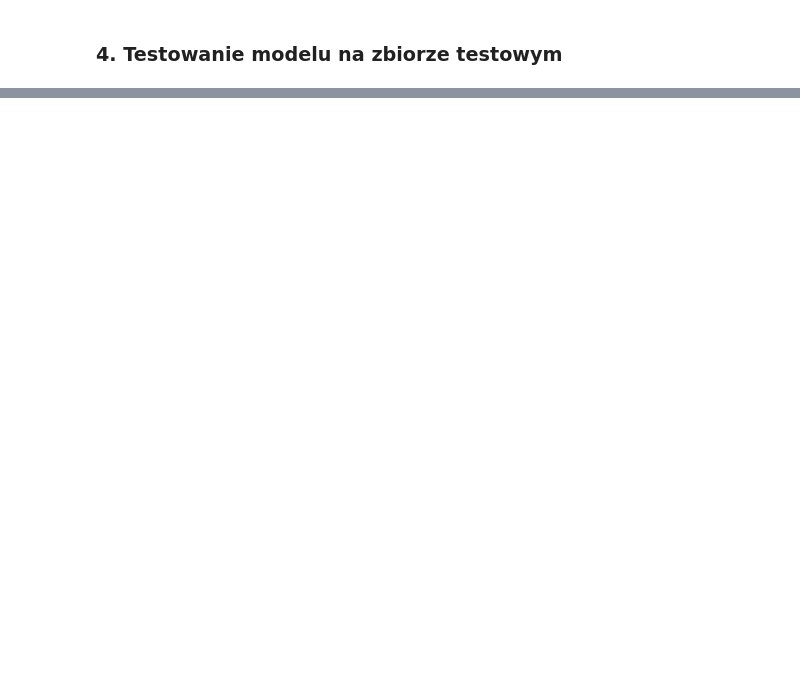
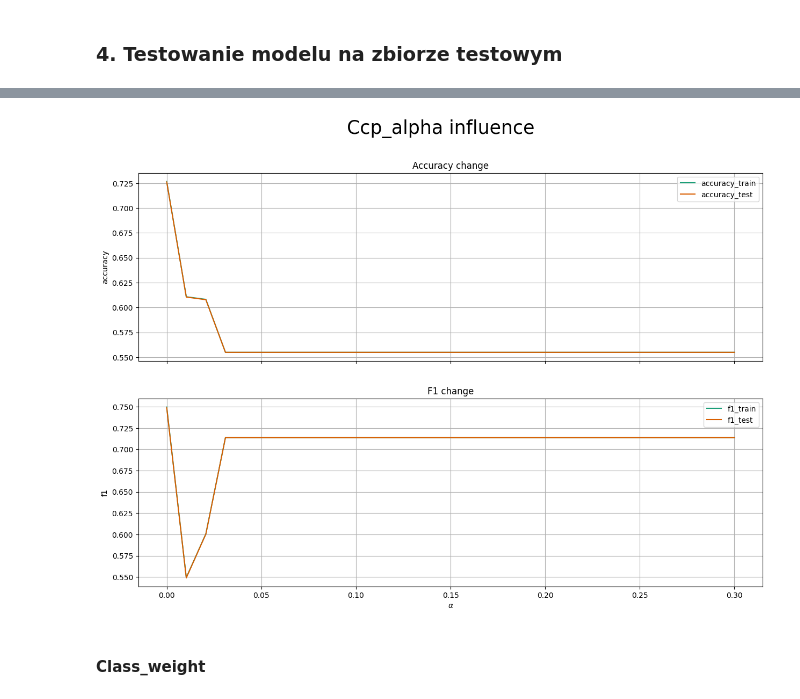
Before and after one commit to mweuro/ML_2024, a Jupyter notebook: task_3/ML_3.ipynb, the cells around one changed output, grey strips where cells are left out. Drawn from its saved outputs; the diff is of its cells as text; code cells hidden in the pictures; blank space fills up the shorter version.

```diff
--- a/task_3/ML_3.ipynb
+++ b/task_3/ML_3.ipynb
@@ -330,0 +598,27 @@ plt.show()
+# %%
+def plot_alphas(metrics = alpha_metrics):
+
+    colors = plt.cm.Dark2.colors[:len(metrics)]
+    alphas = np.linspace(0, ccp_alpha_model.__defaults__[2], ccp_alpha_model.__defaults__[3])
+
+    fig, ax = plt.subplots(2, 1, figsize = (15, 10), sharex = True)
+    for i, (key, value) in enumerate(metrics.items()):
+        ax[i//2].plot(alphas, value, color = colors[i%2], label = key)
+    ax[0].grid()
+    ax[1].grid()
+    ax[0].legend()
+    ax[1].legend()
+    ax[0].set_title('Accuracy change')
+    ax[1].set_title('F1 change')
+    ax[0].set_ylabel('accuracy')
+    ax[1].set_ylabel('f1')
+    ax[1].set_xlabel(r'$\alpha$')
+    fig.suptitle('Ccp_alpha influence', fontsize = 25)
+    plt.show()
+
+
+plot_alphas()
+# %% [output]
+[figure, added]
+# %% [markdown]
+#### Class_weight
```
Also changed, not shown: parts of 22 cells of this notebook.
